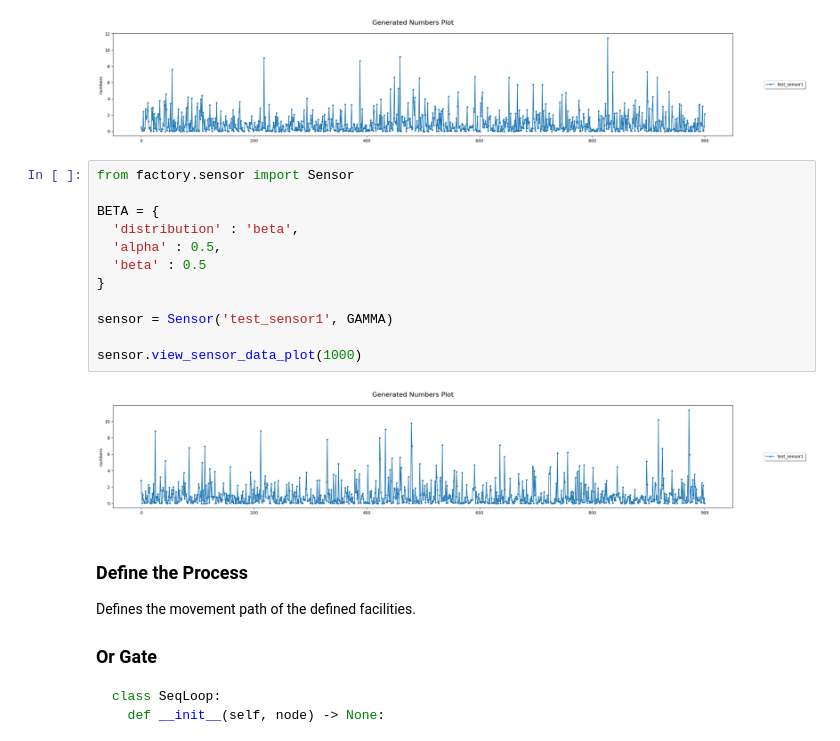
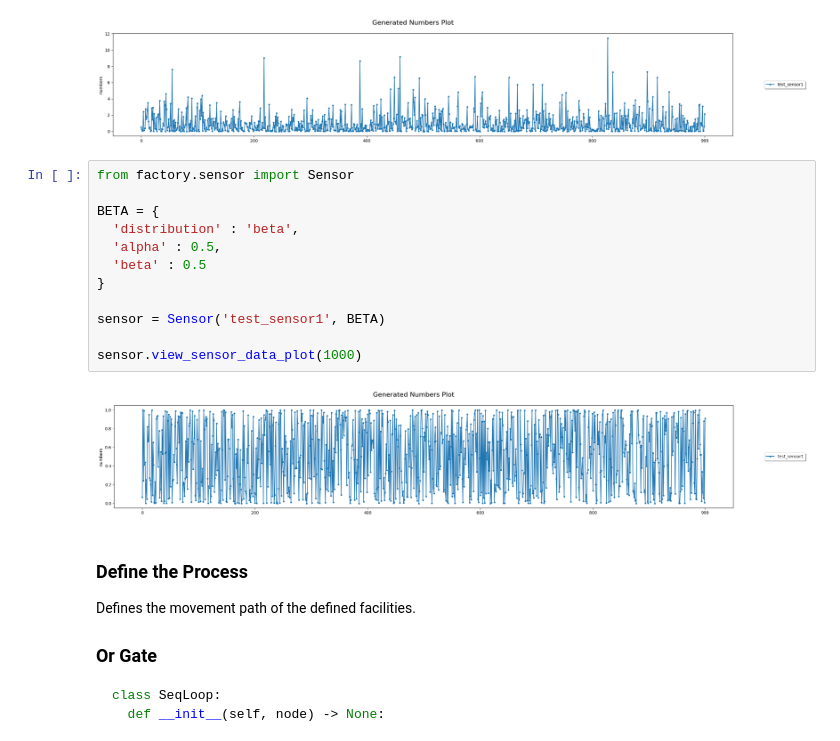
Before and after one commit to HyoungSooo/smart-factory-faker, a Jupyter notebook: tutorial.ipynb, the cells around one changed output. Saved outputs shown, nothing was run; the diff lists cells and outputs as text.

```diff
--- a/tutorial.ipynb
+++ b/tutorial.ipynb
@@ -153,17 +153,17 @@ sensor.view_sensor_data_plot(1000)
 # %%
 from factory.sensor import Sensor
 
 BETA = {
   'distribution' : 'beta',
   'alpha' : 0.5,
   'beta' : 0.5
 }
 
-sensor = Sensor('test_sensor1', GAMMA)
+sensor = Sensor('test_sensor1', BETA)
 
 sensor.view_sensor_data_plot(1000)
 # %% [output]
-[figure, old version]
+[figure, new version]
 # %% [markdown]
 ### Define the Process
 
```
Also changed, not shown: parts of 5 cells of this notebook, 2 other files.
